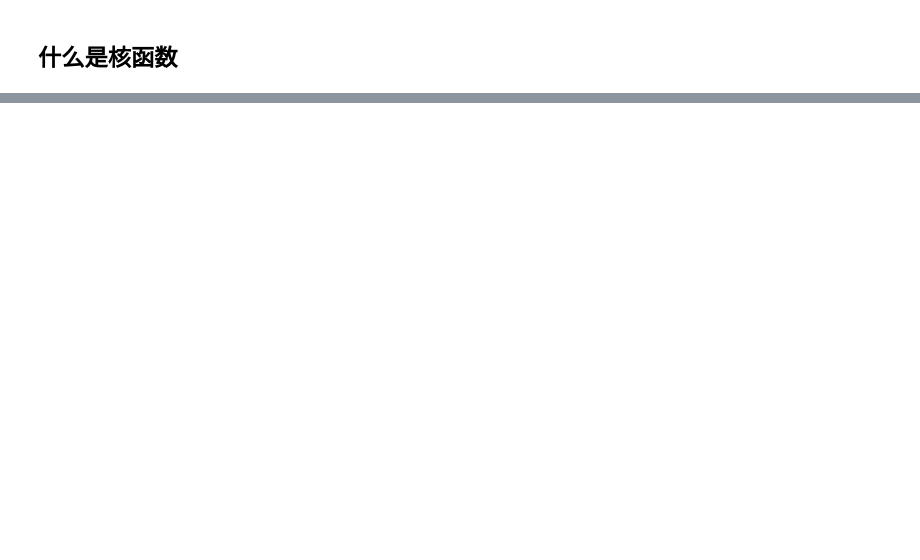
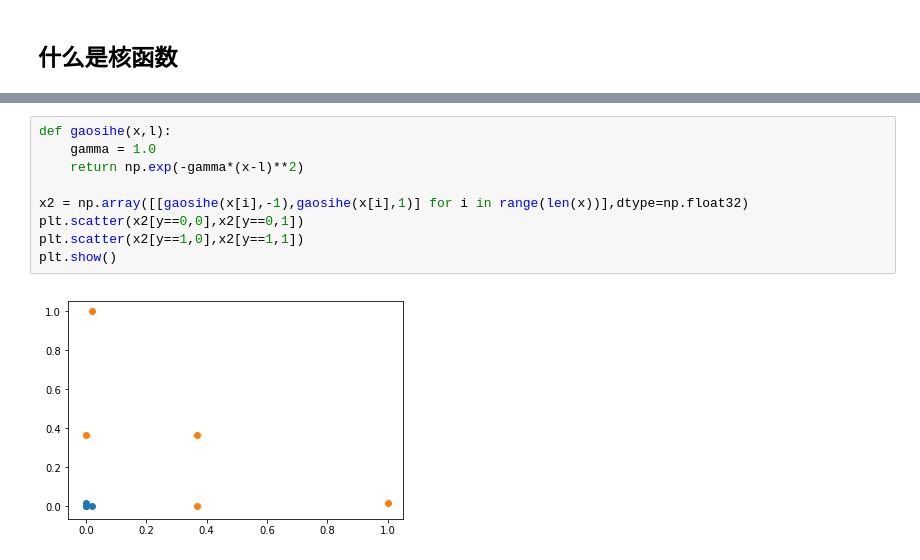
Before and after one commit to czn1009265565/Machine-learning, a Jupyter notebook: Python3入门机器学习 经典算法与应用/11 支持向量机.ipynb, the cells around one changed output, grey strips where cells are left out. Drawn from its saved outputs; the diff is of its cells as text; blank space fills up the shorter version.

```diff
--- a/Python3入门机器学习 经典算法与应用/11 支持向量机.ipynb
+++ b/Python3入门机器学习 经典算法与应用/11 支持向量机.ipynb
@@ -203,0 +220,11 @@ plt.show()
+# %%
+def gaosihe(x,l):
+    gamma = 1.0
+    return np.exp(-gamma*(x-l)**2)
+
+x2 = np.array([[gaosihe(x[i],-1),gaosihe(x[i],1)] for i in range(len(x))],dtype=np.float32)
+plt.scatter(x2[y==0,0],x2[y==0,1])
+plt.scatter(x2[y==1,0],x2[y==1,1])
+plt.show()
+# %% [output]
+[figure, added]
```
Also changed, not shown: parts of 15 cells of this notebook.
